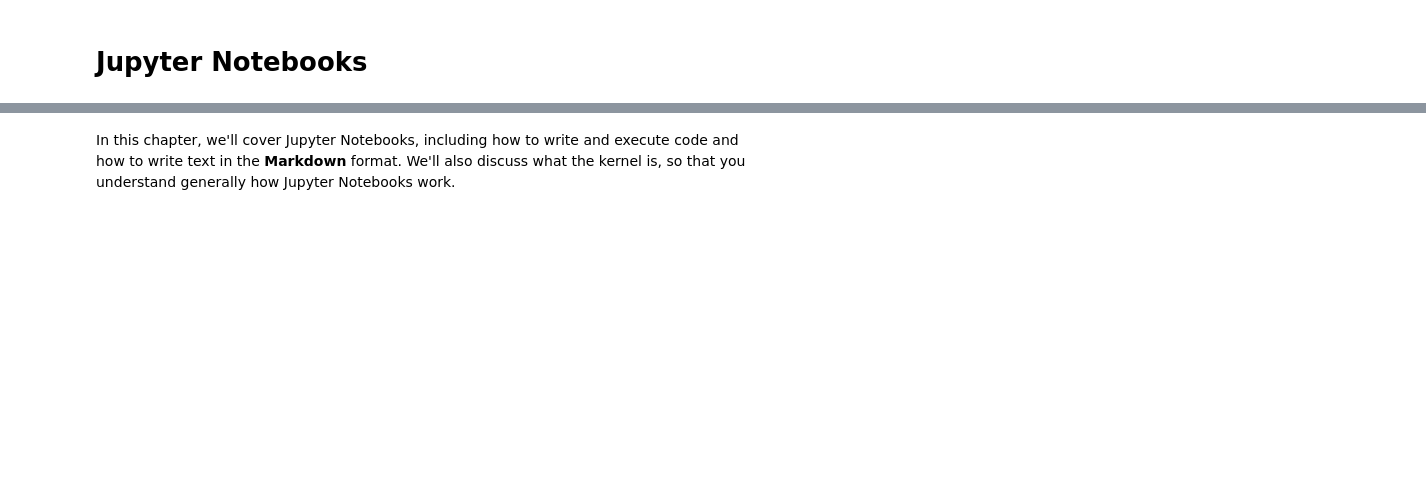
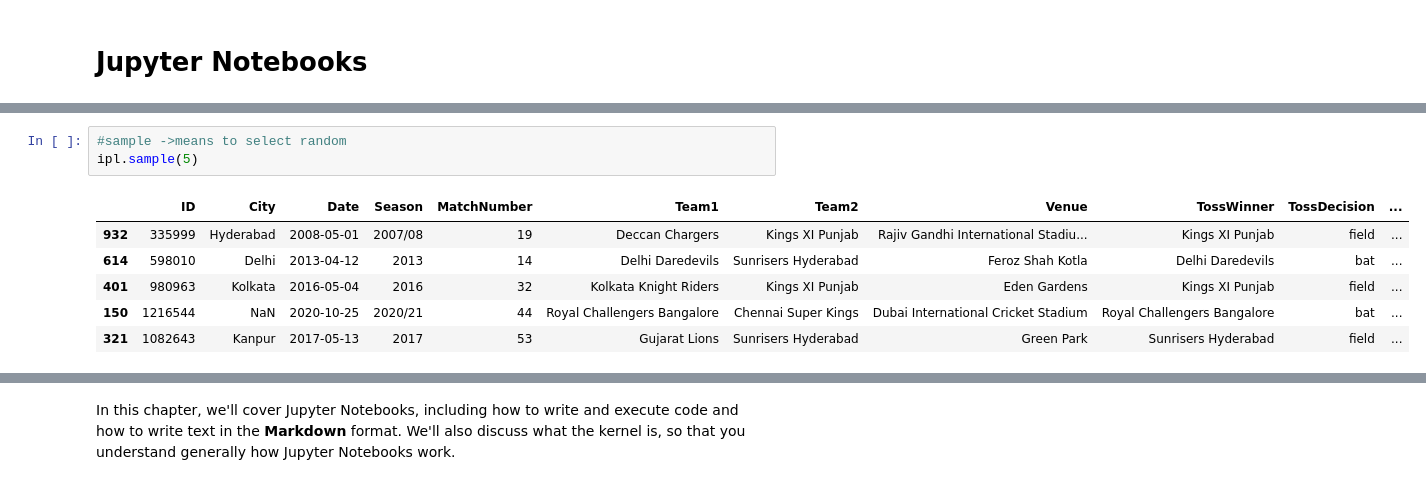
Before and after one commit to khantouseefkhan243-jpg/khanz-demo, a Jupyter notebook: content/02-getting-started/jupyter_notebooks.ipynb, the cells around one changed output, grey strips where cells are left out. Saved outputs shown, nothing was run; the diff lists cells and outputs as text; blank space fills up the shorter version.

```diff
--- a/content/02-getting-started/jupyter_notebooks.ipynb
+++ b/content/02-getting-started/jupyter_notebooks.ipynb
@@ -4,0 +105,10 @@
+# %%
+#sample ->means to select random
+ipl.sample(5)
+# %% [output]
+|  | ID | City | Date | Season | MatchNumber | Team1 | Team2 | Venue | TossWinner | TossDecision | ... |
+| 932 | 335999 | Hyderabad | 2008-05-01 | 2007/08 | 19 | Deccan Chargers | Kings XI Punjab | Rajiv Gandhi International Stadiu... | Kings XI Punjab | field | ... |
+| 614 | 598010 | Delhi | 2013-04-12 | 2013 | 14 | Delhi Daredevils | Sunrisers Hyderabad | Feroz Shah Kotla | Delhi Daredevils | bat | ... |
+| 401 | 980963 | Kolkata | 2016-05-04 | 2016 | 32 | Kolkata Knight Riders | Kings XI Punjab | Eden Gardens | Kings XI Punjab | field | ... |
+| 150 | 1216544 | NaN | 2020-10-25 | 2020/21 | 44 | Royal Challengers Bangalore | Chennai Super Kings | Dubai International Cricket Stadium | Royal Challengers Bangalore | bat | ... |
+| 321 | 1082643 | Kanpur | 2017-05-13 | 2017 | 53 | Gujarat Lions | Sunrisers Hyderabad | Green Park | Sunrisers Hyderabad | field | ... |
```
Also changed, not shown: parts of 16 cells of this notebook.
